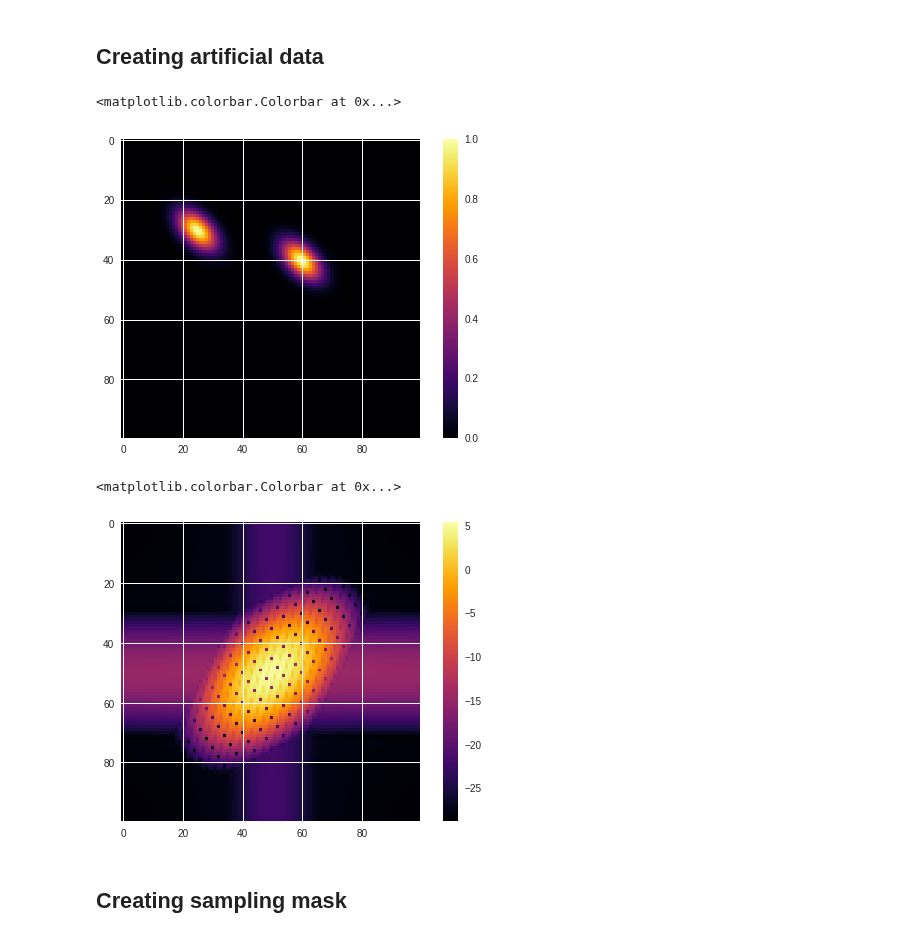
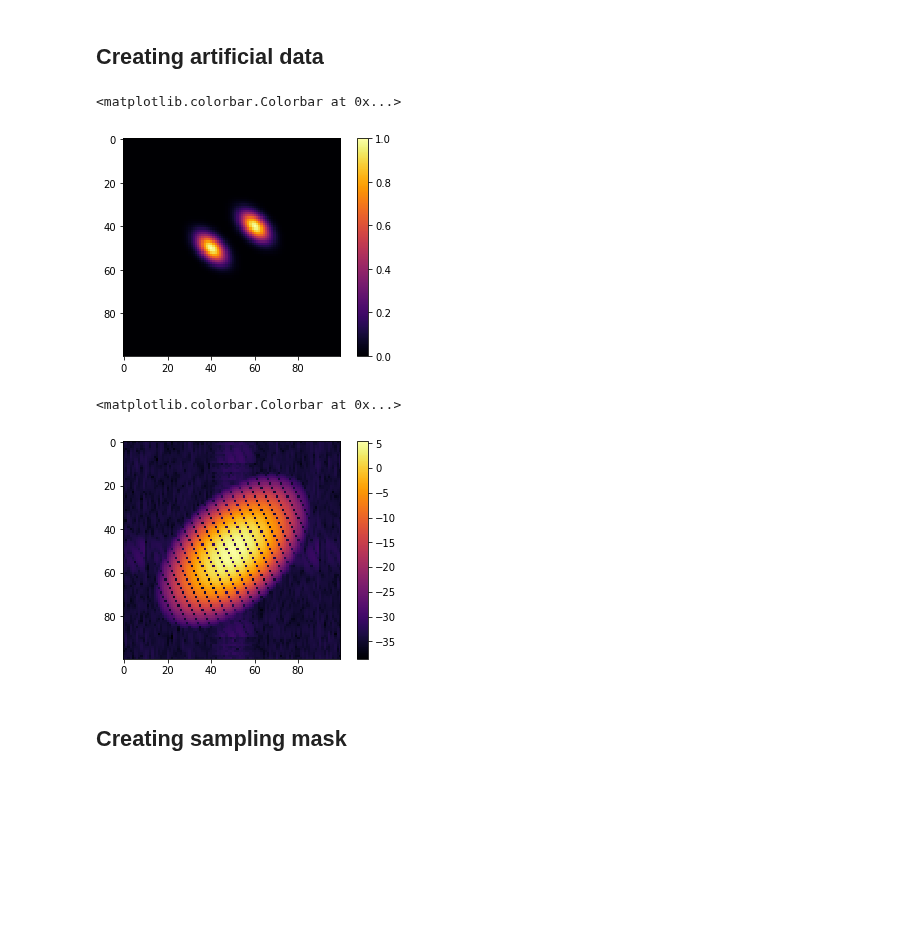
Before and after one commit to lerkoah/BayesianInterferometryIDS, a Jupyter notebook: src/anisotripic-model.ipynb, the cells around one changed output. Saved outputs shown, nothing was run; the diff lists cells and outputs as text; code cells hidden in the pictures; blank space fills up the shorter version.

```diff
--- a/src/anisotripic-model.ipynb
+++ b/src/anisotripic-model.ipynb
@@ -36,7 +36,9 @@ def phi(U,a,b,c,e,f):
     return np.exp((a*v**2 + b*u**2 - c*u*v)/(4.*a*b-c**2) -2*np.pi*1j*(f*v+e*u))
 
 def psi(x,y, a, b, c, e, f):
-    invSigma = np.array([[-2.0*a,-c],[-c, -2.0*b]])
+    invSigma = np.array([[-2.0*a,-c],[-c, -2.0*b]]).reshape(2,2)
+#     print(invSigma)
+
     if not isinstance(x,np.ndarray):
         xx = np.array([x-e,y-f])
     else:
@@ -55,36 +57,36 @@ if control:
     img = data['Dataset']['name_3c286'][0,0]['size_128x128'][0,0]
     IMAGE_SIZE_X, IMAGE_SIZE_Y = img.shape
     print(data['Dataset'].dtype)
 elif not control:
     x = np.arange(100)
     y = np.arange(100)
 
     s1 = np.array([20,20])
     s2 = np.array([20,20])
     s12 = np.array([10,10])
 
     a = -1./2*s2/(s1*s2-s12**2)
     b = -1./2*s1/(s1*s2-s12**2)
     c = s12/(s1*s2-s12**2)
 #     invSigma = np.array([[-2.*a,-c],[-c, -2.*b]])
 #     print(np.linalg.inv(invSigma))
 
-    e = np.array([30,40])
-    f = np.array([25,60])
+    e = np.array([50,40])
+    f = np.array([40,60])
     numberOfBasis = e.shape[0]
     img = np.zeros((x.shape[0],y.shape[0]))
 
     for i in range(x.shape[0]):
         for j in range(y.shape[0]):
             for k in range(numberOfBasis):
                 img[i,j] = img[i,j] + psi(x[i],y[j],a[k],b[k],c[k],e[k],f[k])
     IMAGE_SIZE_X, IMAGE_SIZE_Y = img.shape
 
 plt.imshow(img, cmap=mycmap)
 plt.colorbar()
 # %% [output]
 <matplotlib.colorbar.Colorbar at 0x...>
-[figure, old version]
+[figure, new version]
 # %%
 # Calculate the spectrum
 img_fft= np.fft.fft2(img)
@@ -94,7 +96,7 @@ plt.imshow(np.log(np.abs(FTgshift)), cmap=mycmap)
 plt.colorbar()
 # %% [output]
 <matplotlib.colorbar.Colorbar at 0x...>
-[figure, old version]
+[figure, new version]
 # %% [markdown]
 ## Creating sampling mask
 # %% [markdown]
```
Also changed, not shown: parts of 8 cells of this notebook.
